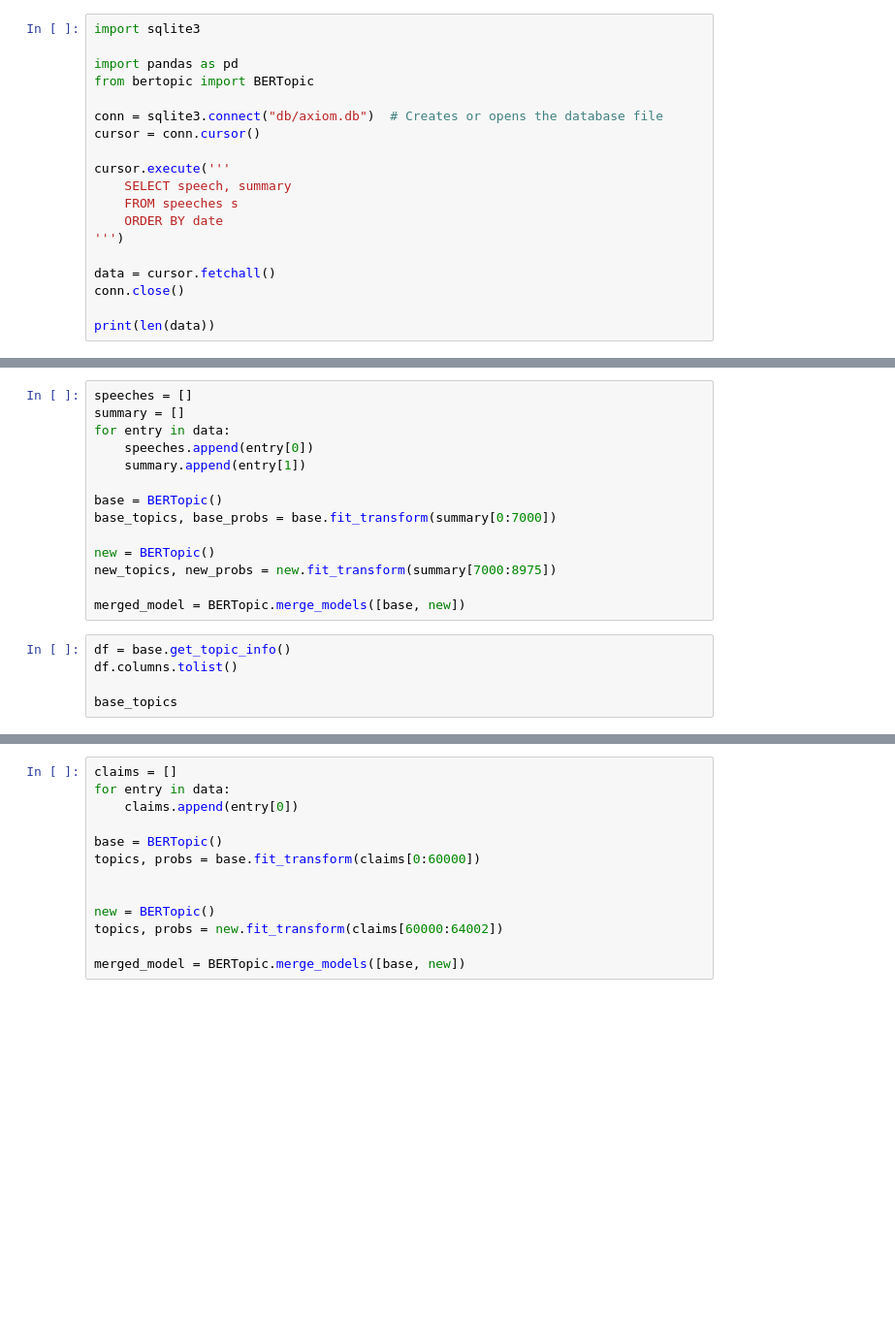
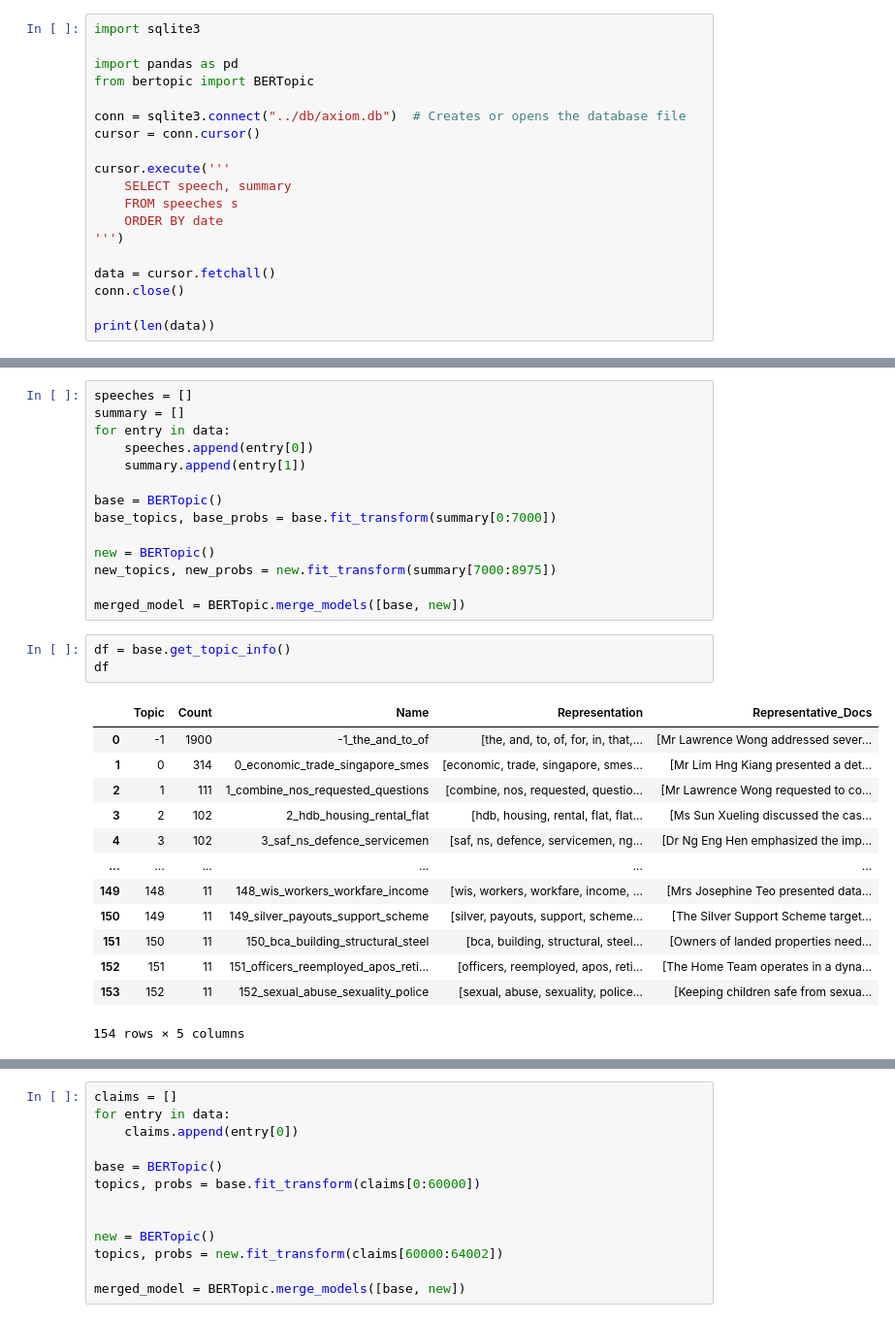
Before and after one commit to ItsTYtan/Policy_RLHF, a Jupyter notebook: topicmodel/topic_clustering.ipynb, the cells around one changed output, grey strips where cells are left out. Shown at 97% size. Drawn from its saved outputs; the diff is of its cells as text; blank space fills up the shorter version.

```diff
--- a/topicmodel/topic_clustering.ipynb
+++ b/topicmodel/topic_clustering.ipynb
@@ -4,7 +4,7 @@ import sqlite3
 import pandas as pd
 from bertopic import BERTopic
 
-conn = sqlite3.connect("db/axiom.db")  # Creates or opens the database file
+conn = sqlite3.connect("../db/axiom.db")  # Creates or opens the database file
 cursor = conn.cursor()
 
 cursor.execute('''
@@ -35,8 +35,20 @@ new_topics, new_probs = new.fit_transform(summary[7000:8975])
 merged_model = BERTopic.merge_models([base, new])
 # %%
 df = base.get_topic_info()
-df.columns.tolist()
-
-base_topics
+df
+# %% [output]
+|  | Topic | Count | Name | Representation | Representative_Docs |
+| 0 | -1 | 1900 | -1_the_and_to_of | [the, and, to, of, for, in, that,... | [Mr Lawrence Wong addressed sever... |
+| 1 | 0 | 314 | 0_economic_trade_singapore_smes | [economic, trade, singapore, smes... | [Mr Lim Hng Kiang presented a det... |
+| 2 | 1 | 111 | 1_combine_nos_requested_questions | [combine, nos, requested, questio... | [Mr Lawrence Wong requested to co... |
+| 3 | 2 | 102 | 2_hdb_housing_rental_flat | [hdb, housing, rental, flat, flat... | [Ms Sun Xueling discussed the cas... |
+| 4 | 3 | 102 | 3_saf_ns_defence_servicemen | [saf, ns, defence, servicemen, ng... | [Dr Ng Eng Hen emphasized the imp... |
+| ... | ... | ... | ... | ... | ... |
+| 149 | 148 | 11 | 148_wis_workers_workfare_income | [wis, workers, workfare, income, ... | [Mrs Josephine Teo presented data... |
+| 150 | 149 | 11 | 149_silver_payouts_support_scheme | [silver, payouts, support, scheme... | [The Silver Support Scheme target... |
+| 151 | 150 | 11 | 150_bca_building_structural_steel | [bca, building, structural, steel... | [Owners of landed properties need... |
+| 152 | 151 | 11 | 151_officers_reemployed_apos_reti... | [officers, reemployed, apos, reti... | [The Home Team operates in a dyna... |
+| 153 | 152 | 11 | 152_sexual_abuse_sexuality_police | [sexual, abuse, sexuality, police... | [Keeping children safe from sexua... |
+154 rows × 5 columns
 # %%
 new.get_topic_info()
```
Also changed, not shown: parts of 11 cells of this notebook, 42 other files.
